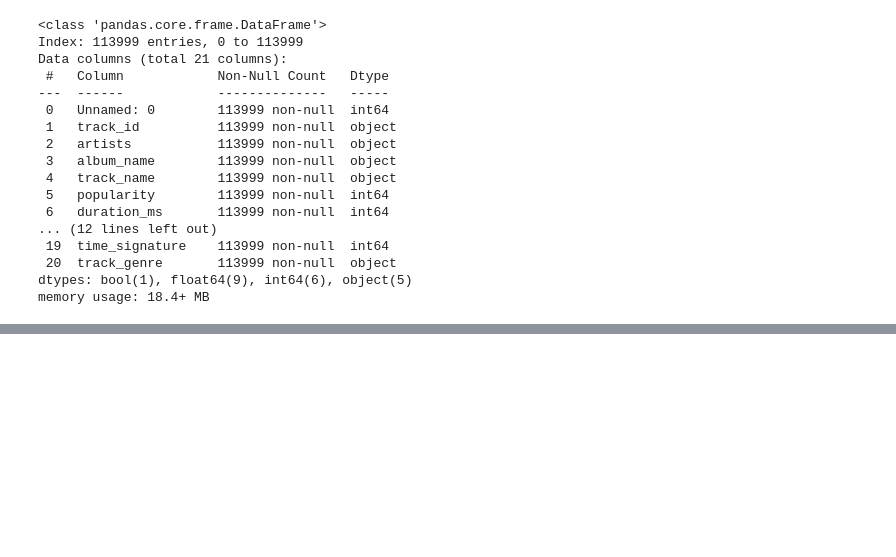
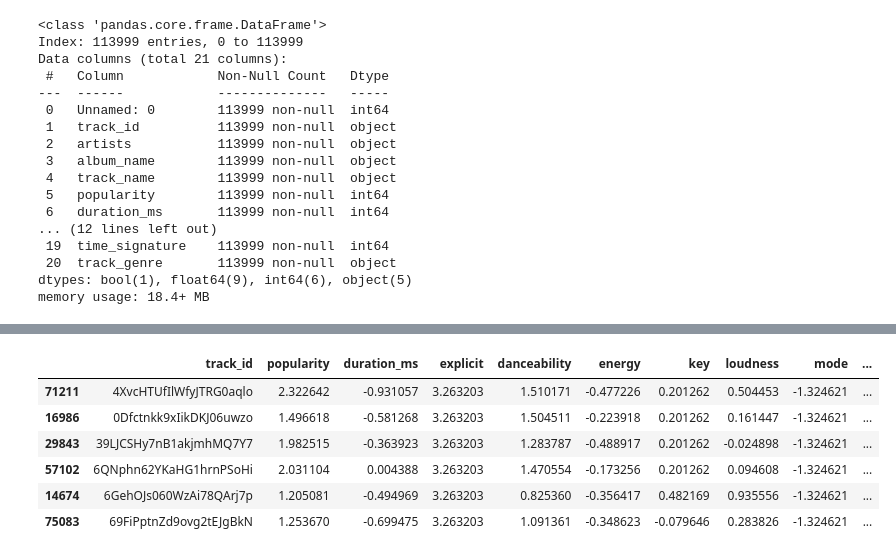
Before and after one commit to Cagan124/SMU-Project-4, a Jupyter notebook: Spotify EDA.ipynb, the cells around one changed output, grey strips where cells are left out. Cells and saved outputs as stored; diff of their text form; code cells hidden in the pictures; blank space fills up the shorter version.

Commit message:
Uploading Starter Code of Model and App Level 1

```diff
--- a/Spotify EDA.ipynb
+++ b/Spotify EDA.ipynb
@@ -182,0 +392,3 @@ fig.show()
+# %%
+df_model = data_df.reset_index()
+df_model.head()
@@ -182,0 +402,5 @@ fig.show()
+# %%
+df_model.drop(columns=['track_name', 'artists', 'album_name_x', 'album_name'], inplace=True)
+song_df = df[['track_id', 'track_name', 'artists', 'album_name']]
+df_model = pd.merge(df_model, song_df, on='track_id', how='left')
+df_model.head()
@@ -182,0 +414,40 @@ fig.show()
+# %%
+# define the number of nearest neighbors to consider
+k = 6
+
+# define a function to recommend songs based on a given song name
+def recommend_song(track_name, data_df, numeric_columns):
+
+    # initialize the model with the number of neighbors
+    model = NearestNeighbors(n_neighbors=k)
+
+    # fit the model to the data
+    model.fit(df_model[numeric_columns])
+
+    # get the track_id of the given track name
+    track_id = df_model[df_model['track_name'] == track_name]['track_id'].iloc[0]
+
+    # get the index of the tracks in the model dataframe
+    idx = df_model[df_model['track_id'] == track_id].index[0]
+
+    # get the features of the tracks
+    track_features = df_model.loc[idx, numeric_columns].values.reshape(1, -1)
+
+    # find the k nearest neighbors
+    distances, indices = model.kneighbors(track_features)
+
+    # get the track names of the nearest neighbors
+    tracks = df_model.iloc[indices[0]]
+    tracks["distance"] = distances[0]
+
+    return tracks
+# %%
+recommend_song('2055', df_model, numeric_columns)
+# %% [output]
+|  | track_id | popularity | duration_ms | explicit | danceability | energy | key | loudness | mode | ... |
+| 71211 | 4XvcHTUfIlWfyJTRG0aqlo | 2.322642 | -0.931057 | 3.263203 | 1.510171 | -0.477226 | 0.201262 | 0.504453 | -1.324621 | ... |
+| 16986 | 0Dfctnkk9xIikDKJ06uwzo | 1.496618 | -0.581268 | 3.263203 | 1.504511 | -0.223918 | 0.201262 | 0.161447 | -1.324621 | ... |
+| 29843 | 39LJCSHy7nB1akjmhMQ7Y7 | 1.982515 | -0.363923 | 3.263203 | 1.283787 | -0.488917 | 0.201262 | -0.024898 | -1.324621 | ... |
+| 57102 | 6QNphn62YKaHG1hrnPSoHi | 2.031104 | 0.004388 | 3.263203 | 1.470554 | -0.173256 | 0.201262 | 0.094608 | -1.324621 | ... |
+| 14674 | 6GehOJs060WzAi78QArj7p | 1.205081 | -0.494969 | 3.263203 | 0.825360 | -0.356417 | 0.482169 | 0.935556 | -1.324621 | ... |
+| 75083 | 69FiPptnZd9ovg2tEJgBkN | 1.253670 | -0.699475 | 3.263203 | 1.091361 | -0.348623 | -0.079646 | 0.283826 | -1.324621 | ... |
```
Also changed, not shown: parts of 29 cells of this notebook, 11 other files.
